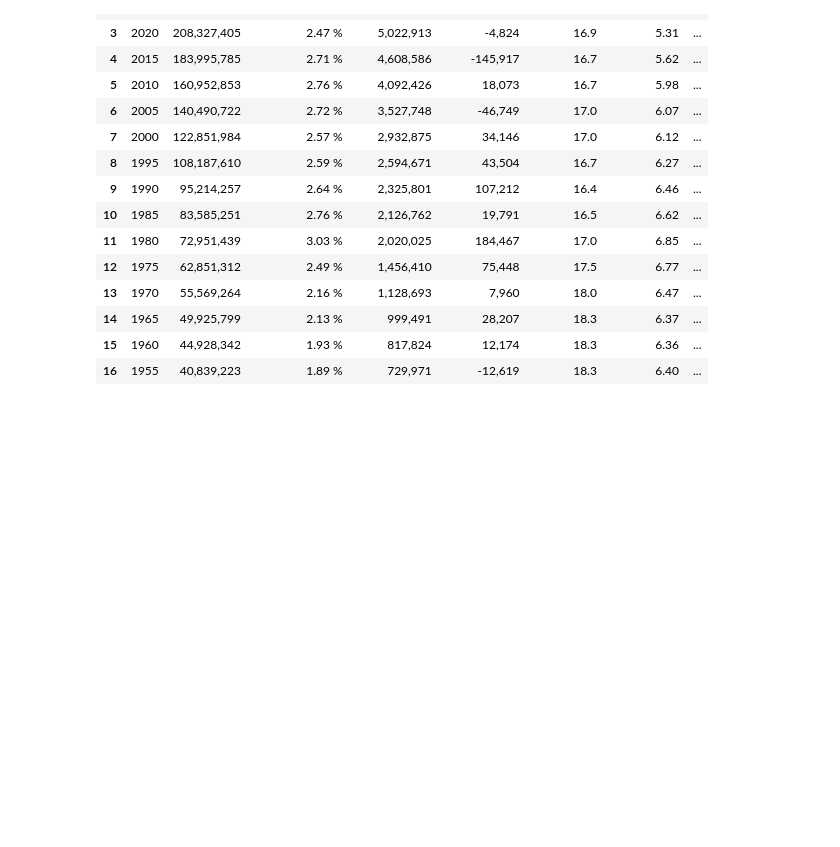
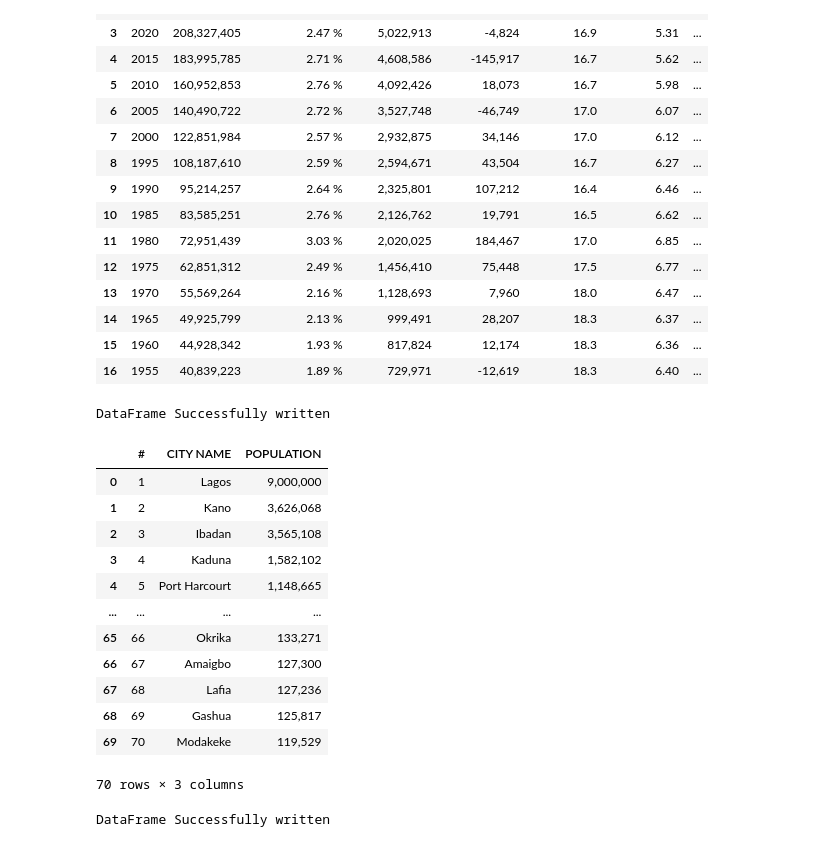
Before and after one commit to feji1999/population_etl, a Jupyter notebook: population_script.ipynb, the cells around one changed output. Saved outputs shown, nothing was run; the diff lists cells and outputs as text; code cells hidden in the pictures; blank space fills up the shorter version.

Commit message:
finished the extraction and loading of the table3, now ready to add tag and push to remote repo

```diff
--- a/population_script.ipynb
+++ b/population_script.ipynb
@@ -152,3 +150,50 @@ df2
 | 14 | 1965 | 49,925,799 | 2.13 % | 999,491 | 28,207 | 18.3 | 6.37 | ... |
 | 15 | 1960 | 44,928,342 | 1.93 % | 817,824 | 12,174 | 18.3 | 6.36 | ... |
 | 16 | 1955 | 40,839,223 | 1.89 % | 729,971 | -12,619 | 18.3 | 6.40 | ... |
+# %%
+df2.to_sql("Population_table2", engine, if_exists='replace', index=False)
+print("DataFrame Successfully written")
+# %% [output]
+DataFrame Successfully written
+# %%
+# start of table3 ETL
+table3 = soup.find("table", class_ = "table table-hover table-condensed table-list")
+
+table3.text #grab just the text from the table
+
+table3_rows = table3.find_all("tr")
+
+header_row3 = table3.find('thead').find_all('th')
+header3_names = [header.text.strip() for header in header_row3]
+
+header3_names
+
+
+data3 = []
+
+for row in table3.find_all('tr')[1:]:
+    row3_data = [cell.text.strip() for cell in row.find_all('td')]
+    data3.append(row3_data)
+
+df3 = pd.DataFrame(data3, columns=header3_names)
+
+df3
+# %% [output]
+|  | # | CITY NAME | POPULATION |
+| 0 | 1 | Lagos | 9,000,000 |
+| 1 | 2 | Kano | 3,626,068 |
+| 2 | 3 | Ibadan | 3,565,108 |
+| 3 | 4 | Kaduna | 1,582,102 |
+| 4 | 5 | Port Harcourt | 1,148,665 |
+| ... | ... | ... | ... |
+| 65 | 66 | Okrika | 133,271 |
+| 66 | 67 | Amaigbo | 127,300 |
+| 67 | 68 | Lafia | 127,236 |
+| 68 | 69 | Gashua | 125,817 |
+| 69 | 70 | Modakeke | 119,529 |
+70 rows × 3 columns
+# %%
+df3.to_sql("Population_cities", engine, if_exists='replace', index=False)
+print("DataFrame Successfully written")
+# %% [output]
+DataFrame Successfully written
```
Also changed, not shown: parts of 1 cell of this notebook.
